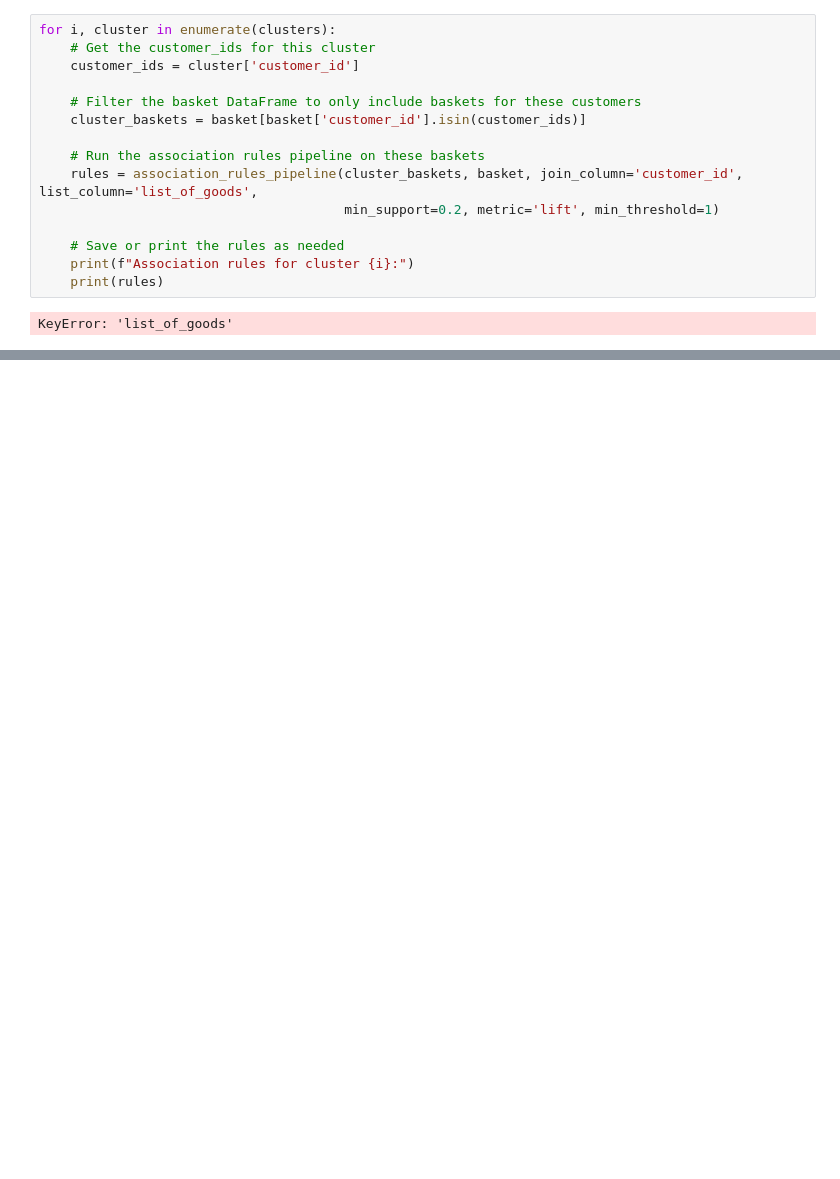
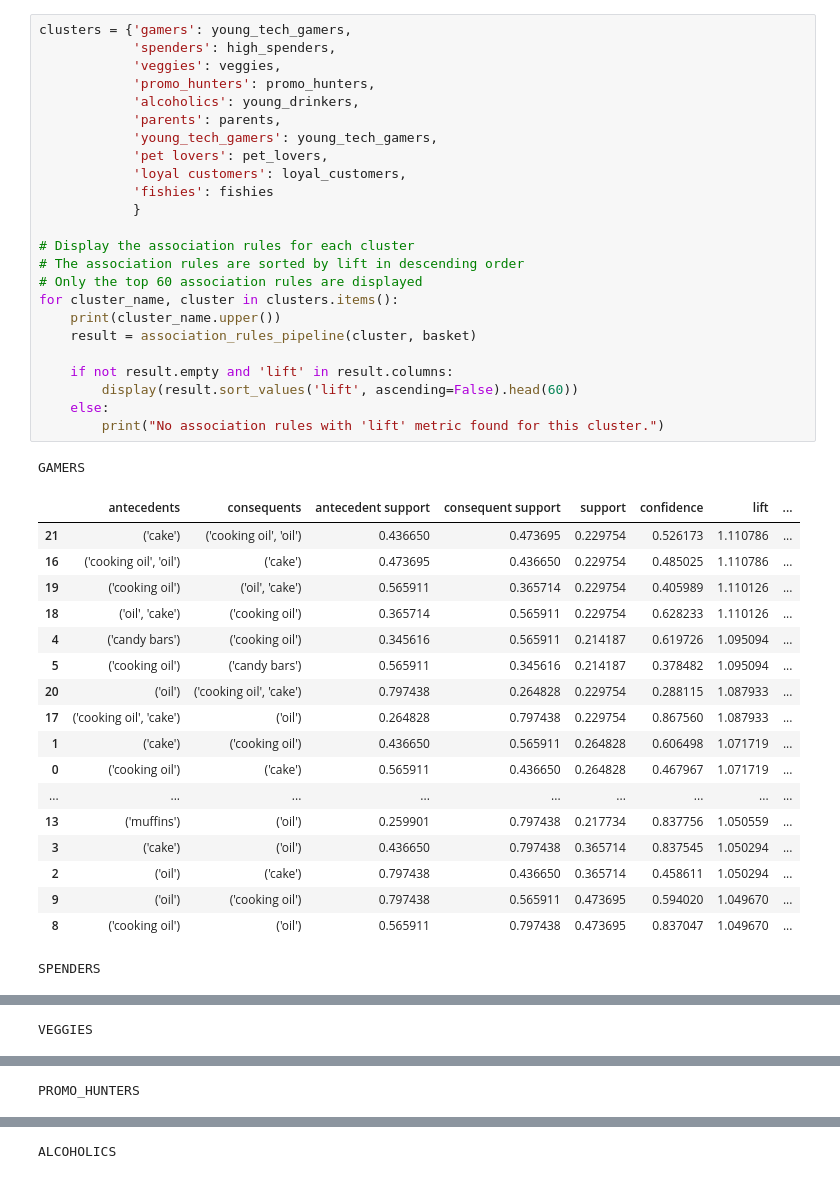
Before and after one commit to master-boda/Client-Segmentation-with-U-MAP-Embedding, a Jupyter notebook: src/associationrules/associationrules.ipynb, the cells around one changed output, grey strips where cells are left out. Cells and saved outputs as stored; diff of their text form; blank space fills up the shorter version.

Commit message:
association feito

```diff
--- a/src/associationrules/associationrules.ipynb
+++ b/src/associationrules/associationrules.ipynb
@@ -88,17 +95,44 @@ clusters = [cluster_1, cluster_2, cluster_3, cluster_4, cluster_5, cluster_6, cl
-# %%
-for i, cluster in enumerate(clusters):
-    # Get the customer_ids for this cluster
-    customer_ids = cluster['customer_id']
-
-    # Filter the basket DataFrame to only include baskets for these customers
-    cluster_baskets = basket[basket['customer_id'].isin(customer_ids)]
-
-    # Run the association rules pipeline on these baskets
-    rules = association_rules_pipeline(cluster_baskets, basket, join_column='customer_id', list_column='list_of_goods',
-                                       min_support=0.2, metric='lift', min_threshold=1)
-
-    # Save or print the rules as needed
-    print(f"Association rules for cluster {i}:")
-    print(rules)
-# %% [output]
-KeyError: 'list_of_goods'
+# %%
+clusters = {'gamers': young_tech_gamers,
+            'spenders': high_spenders,
+            'veggies': veggies,
+            'promo_hunters': promo_hunters,
+            'alcoholics': young_drinkers,
+            'parents': parents,
+            'young_tech_gamers': young_tech_gamers,
+            'pet lovers': pet_lovers,
+            'loyal customers': loyal_customers,
+            'fishies': fishies
+            }
+
+# Display the association rules for each cluster
+# The association rules are sorted by lift in descending order
+# Only the top 60 association rules are displayed
+for cluster_name, cluster in clusters.items():
+    print(cluster_name.upper())
+    result = association_rules_pipeline(cluster, basket)
+
+    if not result.empty and 'lift' in result.columns:
+        display(result.sort_values('lift', ascending=False).head(60))
+    else:
+        print("No association rules with 'lift' metric found for this cluster.")
+# %% [output]
+GAMERS
+|  | antecedents | consequents | antecedent support | consequent support | support | confidence | lift | ... |
+| 21 | ('cake') | ('cooking oil', 'oil') | 0.436650 | 0.473695 | 0.229754 | 0.526173 | 1.110786 | ... |
+| 16 | ('cooking oil', 'oil') | ('cake') | 0.473695 | 0.436650 | 0.229754 | 0.485025 | 1.110786 | ... |
+| 19 | ('cooking oil') | ('oil', 'cake') | 0.565911 | 0.365714 | 0.229754 | 0.405989 | 1.110126 | ... |
+| 18 | ('oil', 'cake') | ('cooking oil') | 0.365714 | 0.565911 | 0.229754 | 0.628233 | 1.110126 | ... |
+| 4 | ('candy bars') | ('cooking oil') | 0.345616 | 0.565911 | 0.214187 | 0.619726 | 1.095094 | ... |
+| 5 | ('cooking oil') | ('candy bars') | 0.565911 | 0.345616 | 0.214187 | 0.378482 | 1.095094 | ... |
+| 20 | ('oil') | ('cooking oil', 'cake') | 0.797438 | 0.264828 | 0.229754 | 0.288115 | 1.087933 | ... |
+| 17 | ('cooking oil', 'cake') | ('oil') | 0.264828 | 0.797438 | 0.229754 | 0.867560 | 1.087933 | ... |
+| 1 | ('cake') | ('cooking oil') | 0.436650 | 0.565911 | 0.264828 | 0.606498 | 1.071719 | ... |
+| 0 | ('cooking oil') | ('cake') | 0.565911 | 0.436650 | 0.264828 | 0.467967 | 1.071719 | ... |
+| ... | ... | ... | ... | ... | ... | ... | ... | ... |
+| 13 | ('muffins') | ('oil') | 0.259901 | 0.797438 | 0.217734 | 0.837756 | 1.050559 | ... |
+| 3 | ('cake') | ('oil') | 0.436650 | 0.797438 | 0.365714 | 0.837545 | 1.050294 | ... |
+| 2 | ('oil') | ('cake') | 0.797438 | 0.436650 | 0.365714 | 0.458611 | 1.050294 | ... |
+| 9 | ('oil') | ('cooking oil') | 0.797438 | 0.565911 | 0.473695 | 0.594020 | 1.049670 | ... |
+| 8 | ('cooking oil') | ('oil') | 0.565911 | 0.797438 | 0.473695 | 0.837047 | 1.049670 | ... |
+SPENDERS
@@ -104,0 +152 @@ KeyError: 'list_of_goods'
+VEGGIES
@@ -104,0 +170 @@ KeyError: 'list_of_goods'
+PROMO_HUNTERS
@@ -104,0 +178 @@ KeyError: 'list_of_goods'
+ALCOHOLICS
```
Also changed, not shown: parts of 9 cells of this notebook.
